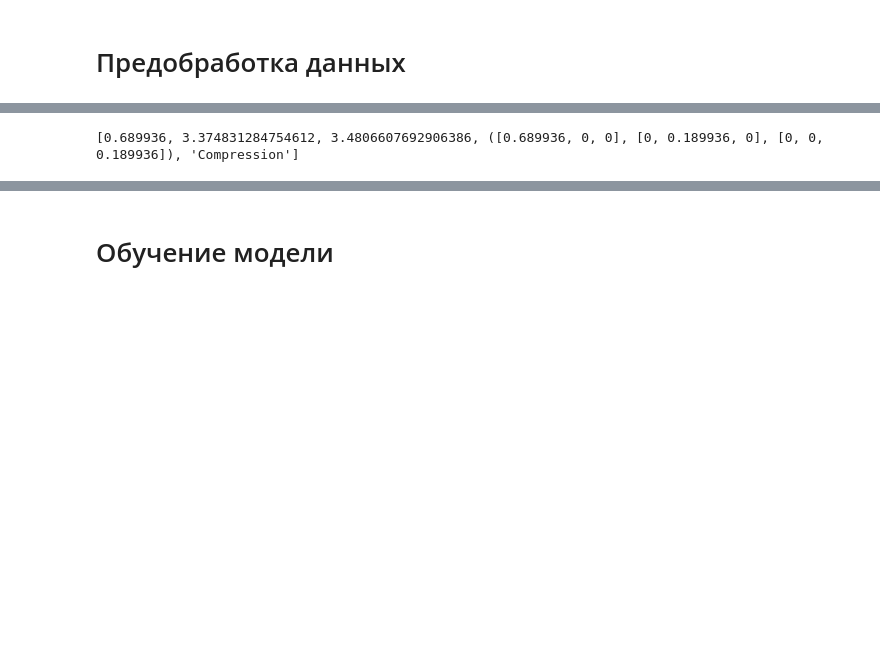
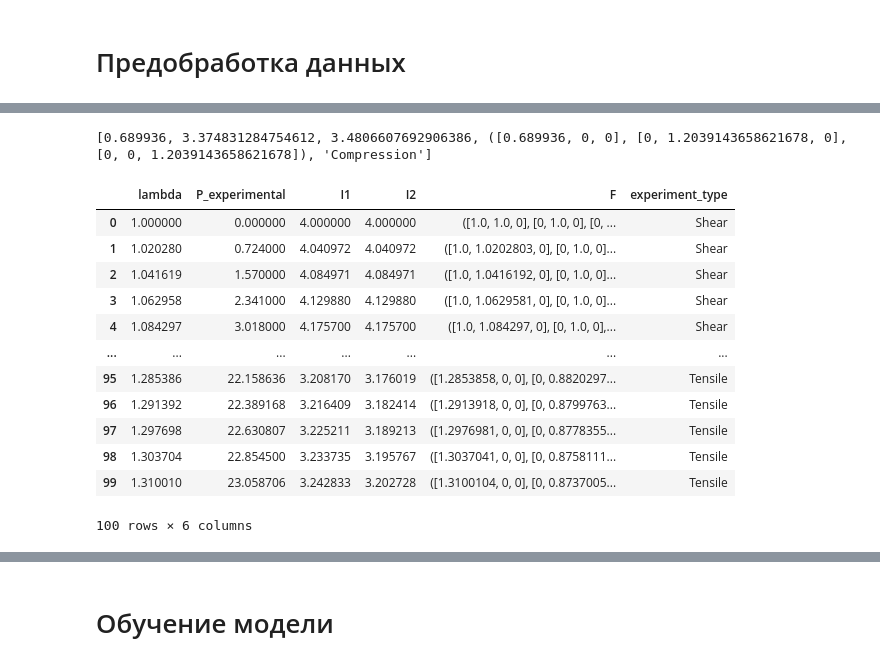
Before and after one commit to 23Grammer58/data-driven-constitutive-modelling, a Jupyter notebook: src/CANN_torch/PDMS.ipynb, the cells around one changed output, grey strips where cells are left out. Cells and saved outputs as stored; diff of their text form; code cells hidden in the pictures; blank space fills up the shorter version.

```diff
--- a/src/CANN_torch/PDMS.ipynb
+++ b/src/CANN_torch/PDMS.ipynb
@@ -26,7 +26,7 @@ sampled_df_list = []
 
 for df in data_frames:
     indices = np.linspace(0, len(df) - 1, num_points, dtype=int)
-    df[1] = df[1] / 10**3
+    df[1] = df[1] / 10**4
     sampled_df = pd.DataFrame(df.iloc[indices].copy())
     # print(type(sampled_df))
     sampled_df_list.append(sampled_df)
@@ -39,7 +39,7 @@ data_frames = sampled_df_list
 I1_tc = lambda lam: lam ** 2 + 2.0 / lam
 I2_tc = lambda lam: 2.0 * lam + 1 / lam ** 2
 I1_s = lambda gam: gam ** 2 + 3.0
-F_tc = lambda lam: ([lam, 0, 0], [0, lam - 0.5, 0], [0, 0, lam - 0.5])
+F_tc = lambda lam: ([lam, 0, 0], [0, lam **(-0.5), 0], [0, 0, lam**(-0.5)])
 F_s = lambda gam: ([1., gam, 0], [0, 1., 0], [0, 0, 1.])
 # %%
 mechanical_variables = {
@@ -115,12 +115,30 @@ class CustomDataset(Dataset):
                 lambda x: torch.tensor(x, dtype=torch.float32)).copy()
 # %%
 start = 0
-end = -1
+end = 49
 train_dataset = CustomDataset(combined_data[start:end].copy())
 test_dataset = CustomDataset(combined_data.copy())
 f, t = train_dataset[0]
 lam, i1, i2, F, exp_type = f
 print(f)
 # %% [output]
-[0.689936, 3.374831284754612, 3.4806607692906386, ([0.689936, 0, 0], [0, 0.189936, 0], [0, 0, 0.189936]), 'Compression']
+[0.689936, 3.374831284754612, 3.4806607692906386, ([0.689936, 0, 0], [0, 1.2039143658621678, 0], [0, 0, 1.2039143658621678]), 'Compression']
+# %%
+experiments = ["Shear", "Tensile"]
+d = pd.concat([combined_data[combined_data["experiment_type"] == experiment] for experiment in experiments]).reset_index(drop=True, inplace=False)
+d
+# %% [output]
+|  | lambda | P_experimental | I1 | I2 | F | experiment_type |
+| 0 | 1.000000 | 0.000000 | 4.000000 | 4.000000 | ([1.0, 1.0, 0], [0, 1.0, 0], [0, ... | Shear |
+| 1 | 1.020280 | 0.724000 | 4.040972 | 4.040972 | ([1.0, 1.0202803, 0], [0, 1.0, 0]... | Shear |
+| 2 | 1.041619 | 1.570000 | 4.084971 | 4.084971 | ([1.0, 1.0416192, 0], [0, 1.0, 0]... | Shear |
+| 3 | 1.062958 | 2.341000 | 4.129880 | 4.129880 | ([1.0, 1.0629581, 0], [0, 1.0, 0]... | Shear |
+| 4 | 1.084297 | 3.018000 | 4.175700 | 4.175700 | ([1.0, 1.084297, 0], [0, 1.0, 0],... | Shear |
+| ... | ... | ... | ... | ... | ... | ... |
+| 95 | 1.285386 | 22.158636 | 3.208170 | 3.176019 | ([1.2853858, 0, 0], [0, 0.8820297... | Tensile |
+| 96 | 1.291392 | 22.389168 | 3.216409 | 3.182414 | ([1.2913918, 0, 0], [0, 0.8799763... | Tensile |
+| 97 | 1.297698 | 22.630807 | 3.225211 | 3.189213 | ([1.2976981, 0, 0], [0, 0.8778355... | Tensile |
+| 98 | 1.303704 | 22.854500 | 3.233735 | 3.195767 | ([1.3037041, 0, 0], [0, 0.8758111... | Tensile |
+| 99 | 1.310010 | 23.058706 | 3.242833 | 3.202728 | ([1.3100104, 0, 0], [0, 0.8737005... | Tensile |
+100 rows × 6 columns
 # %%
```
Also changed, not shown: parts of 11 cells of this notebook, 2 other files.
